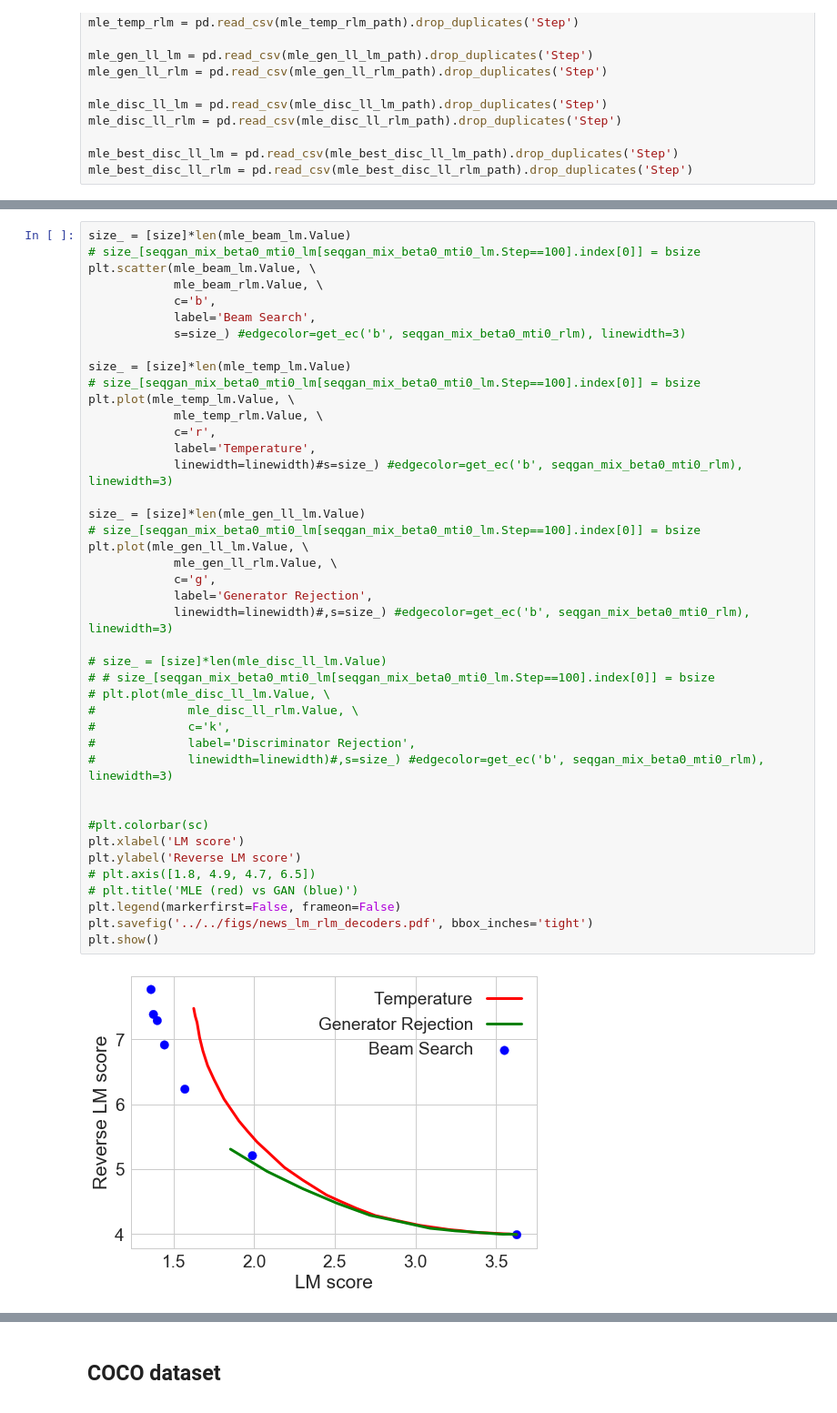
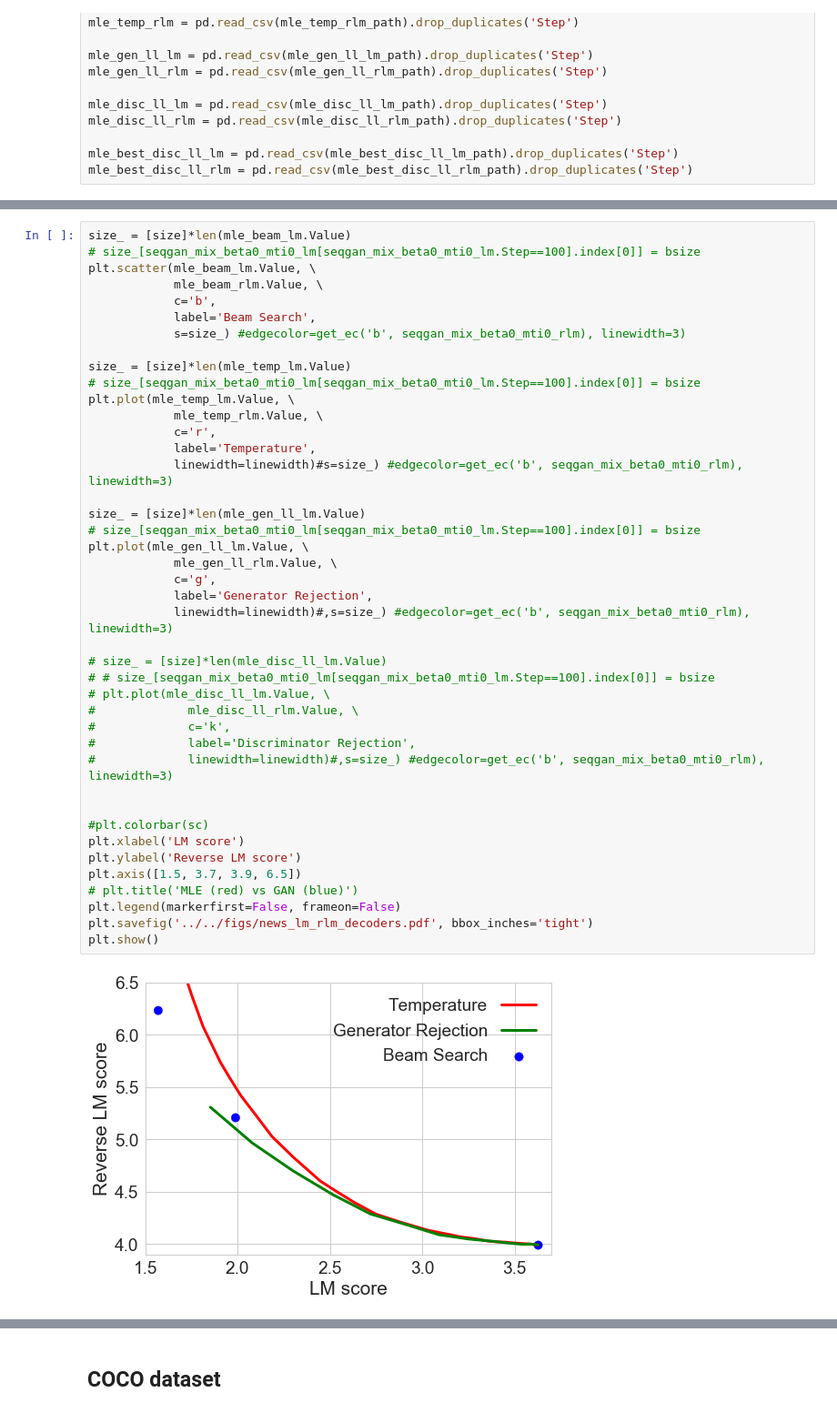
Before and after one commit to pclucas14/GansFallingShort, a Jupyter notebook: real_data_experiments/notebooks/lm-rlm_plot.ipynb, the cells around one changed output, grey strips where cells are left out. Shown at 91% size. Drawn from its saved outputs; the diff is of its cells as text.

```diff
--- a/real_data_experiments/notebooks/lm-rlm_plot.ipynb
+++ b/real_data_experiments/notebooks/lm-rlm_plot.ipynb
@@ -218,35 +233,35 @@ plt.plot(mle_temp_lm.Value, \
             mle_temp_rlm.Value, \
             c='r',
             label='Temperature',
             linewidth=linewidth)#s=size_) #edgecolor=get_ec('b', seqgan_mix_beta0_mti0_rlm), linewidth=3)
 
 size_ = [size]*len(mle_gen_ll_lm.Value)
 # size_[seqgan_mix_beta0_mti0_lm[seqgan_mix_beta0_mti0_lm.Step==100].index[0]] = bsize
 plt.plot(mle_gen_ll_lm.Value, \
             mle_gen_ll_rlm.Value, \
             c='g',
             label='Generator Rejection',
             linewidth=linewidth)#,s=size_) #edgecolor=get_ec('b', seqgan_mix_beta0_mti0_rlm), linewidth=3)
 
 # size_ = [size]*len(mle_disc_ll_lm.Value)
 # # size_[seqgan_mix_beta0_mti0_lm[seqgan_mix_beta0_mti0_lm.Step==100].index[0]] = bsize
 # plt.plot(mle_disc_ll_lm.Value, \
 #             mle_disc_ll_rlm.Value, \
 #             c='k',
 #             label='Discriminator Rejection',
 #             linewidth=linewidth)#,s=size_) #edgecolor=get_ec('b', seqgan_mix_beta0_mti0_rlm), linewidth=3)
 
 
 #plt.colorbar(sc)
 plt.xlabel('LM score')
 plt.ylabel('Reverse LM score')
-# plt.axis([1.8, 4.9, 4.7, 6.5])
+plt.axis([1.5, 3.7, 3.9, 6.5])
 # plt.title('MLE (red) vs GAN (blue)')
 plt.legend(markerfirst=False, frameon=False)
 plt.savefig('../../figs/news_lm_rlm_decoders.pdf', bbox_inches='tight')
 plt.show()
 # %% [output]
-[figure, old version]
+[figure, new version]
 # %%
 # size_ = [size]*len(mle_beam_lm.Value)
 # # size_[seqgan_mix_beta0_mti0_lm[seqgan_mix_beta0_mti0_lm.Step==100].index[0]] = bsize
```
Also changed, not shown: parts of 8 cells of this notebook, 6 other files.
